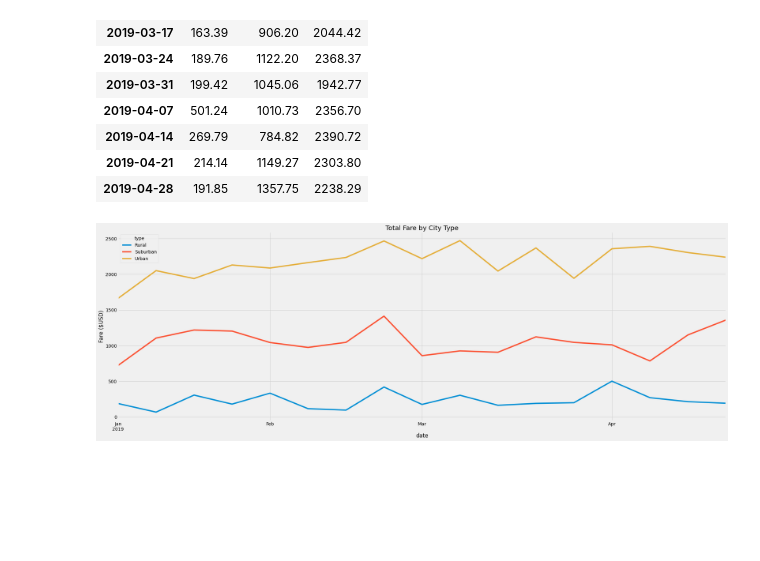
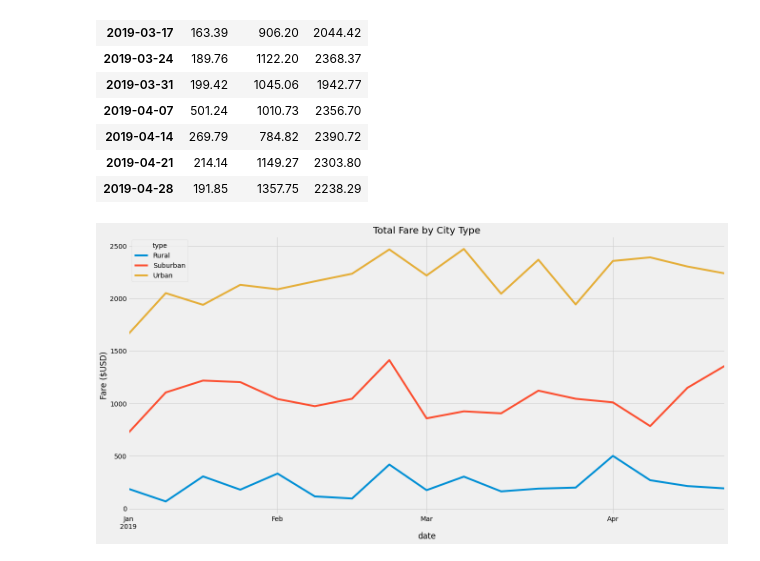
Before and after one commit to dschul01/PyBer_Analysis, a Jupyter notebook: PyBer_Challenge.ipynb, the cells around one changed output. Drawn from its saved outputs; the diff is of its cells as text; code cells hidden in the pictures; blank space fills up the shorter version.

Commit message:
Add PyBer Challenge code and final chart

```diff
--- a/PyBer_Challenge.ipynb
+++ b/PyBer_Challenge.ipynb
@@ -176,15 +176,15 @@ fares_by_city_week_df
 # %%
 # 8. Using the object-oriented interface method, plot the resample DataFrame using the df.plot() function.
 
 # Import the style from Matplotlib.
 from matplotlib import style
 # Use the graph style fivethirtyeight.
 style.use('fivethirtyeight')
 
 
-fares_by_city_week_df.plot(figsize=(30, 10))
+fares_by_city_week_df.plot(figsize=(20, 10))
 plt.ylabel("Fare ($USD)")
 plt.title("Total Fare by City Type")
 plt.savefig("analysis/PyBer_fare_summary.png")
 # %% [output]
-[figure, old version]
+[figure, new version]
```
Also changed, not shown: 1 other file.
